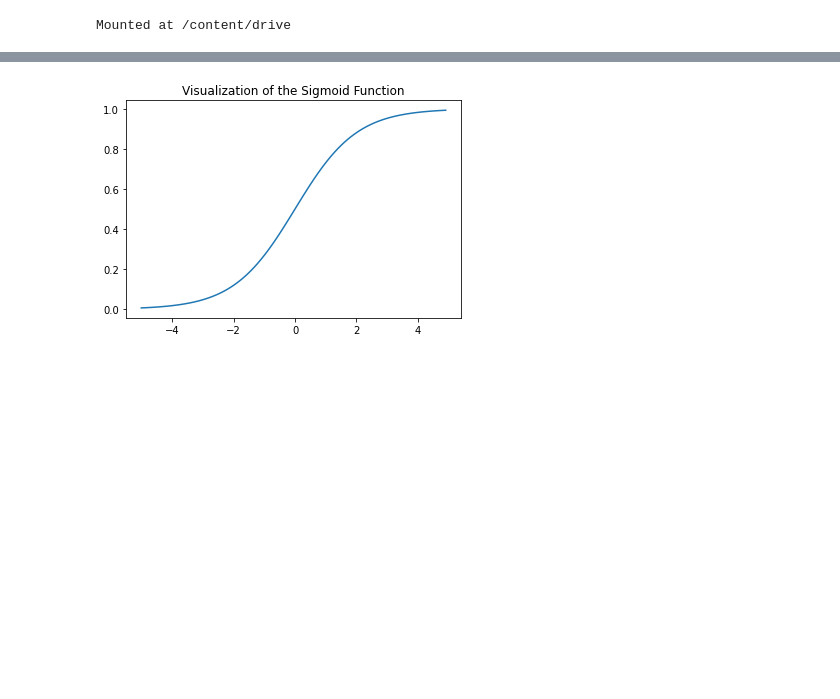
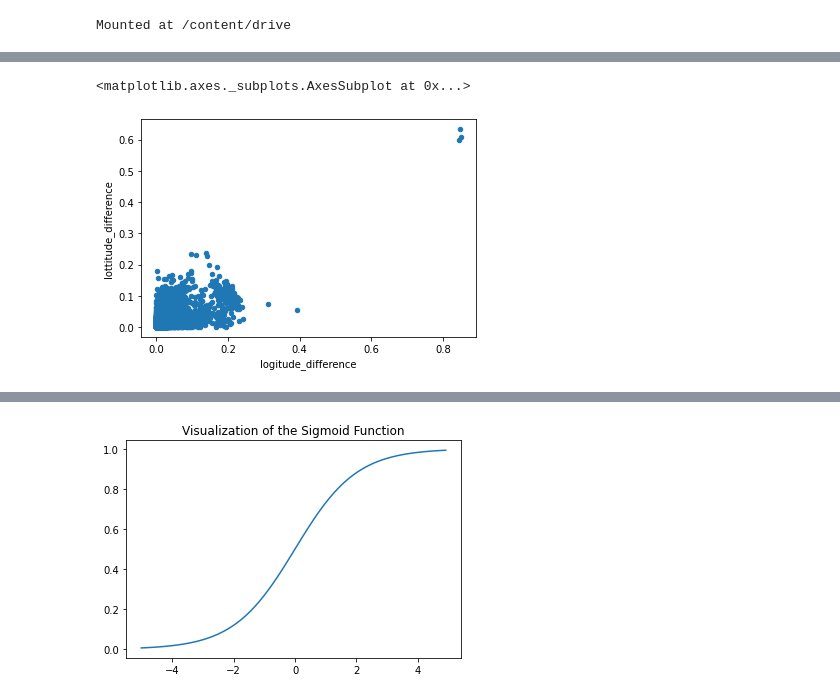
Before and after one commit to tangani/New-York-City-Taxi-Fare-Prediction, a Jupyter notebook: new_york_city_taxi_fare_prediction_with_tensorflow.ipynb, the cells around one changed output, grey strips where cells are left out. Cells and saved outputs as stored; diff of their text form; code cells hidden in the pictures; blank space fills up the shorter version.

```diff
--- a/new_york_city_taxi_fare_prediction_with_tensorflow.ipynb
+++ b/new_york_city_taxi_fare_prediction_with_tensorflow.ipynb
@@ -21,0 +162,5 @@ test_df = pd.read_csv('/content/drive/MyDrive/data_science/new-york-city-taxi-fa
+# %%
+test_df.plot.scatter('logitude_difference', 'lottitude_difference')
+# %% [output]
+<matplotlib.axes._subplots.AxesSubplot at 0x...>
+[figure, added]
```
Also changed, not shown: parts of 36 cells of this notebook.
